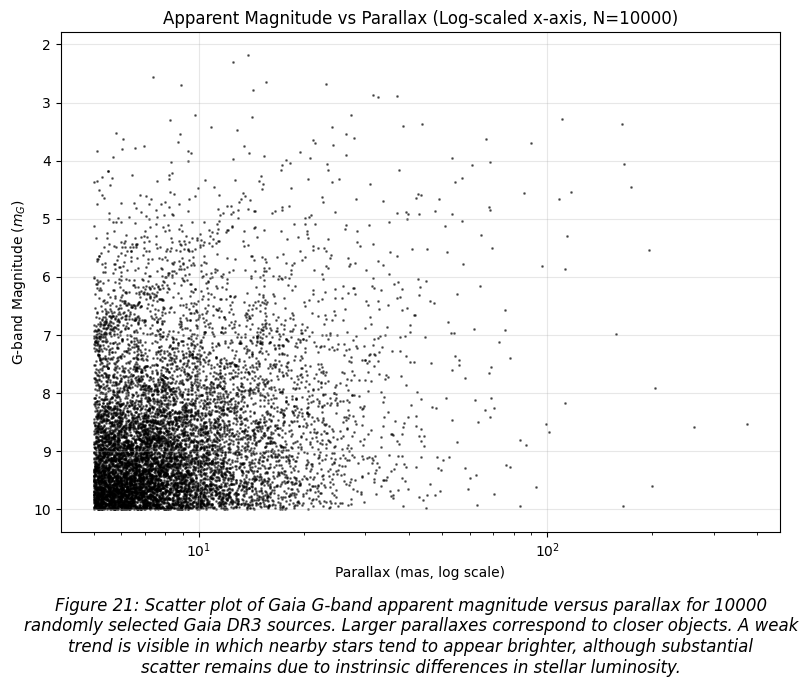
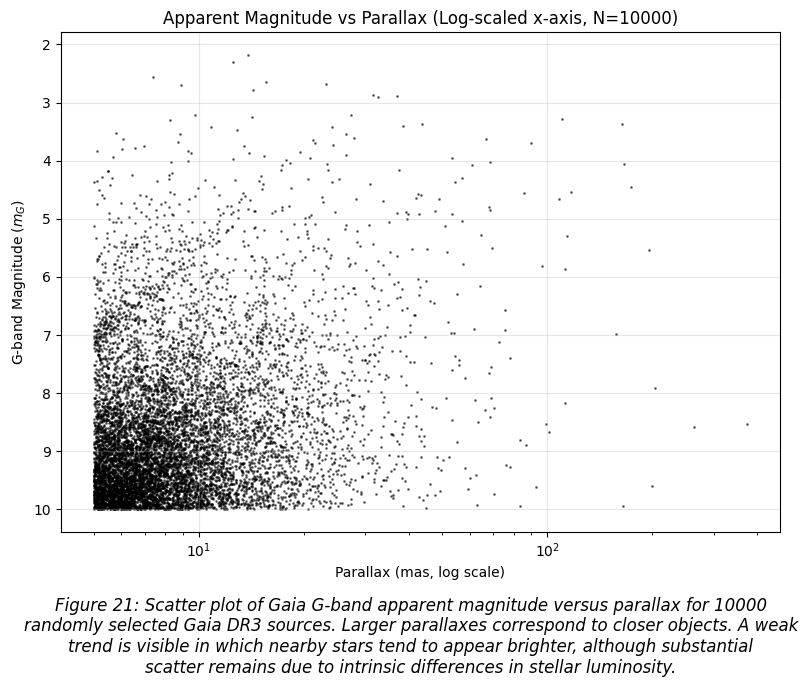
Unified diff of the notebook cell whose output changed from the first chart to the second:
--- before
+++ after
@@ -18,5 +18,5 @@
 fig_caption_wrapped = '\n'.join(lines)
 plt.figtext(0.52, -0.13, fig_caption_wrapped, ha='center', fontsize=12, style='italic')
-
+plt.savefig("../../outputs/apparent_mag_vs_parallax.png", dpi=300, bbox_inches='tight')
 plt.tight_layout()
 plt.show()

Commit: Added day 13 Hypothesis Testing figures